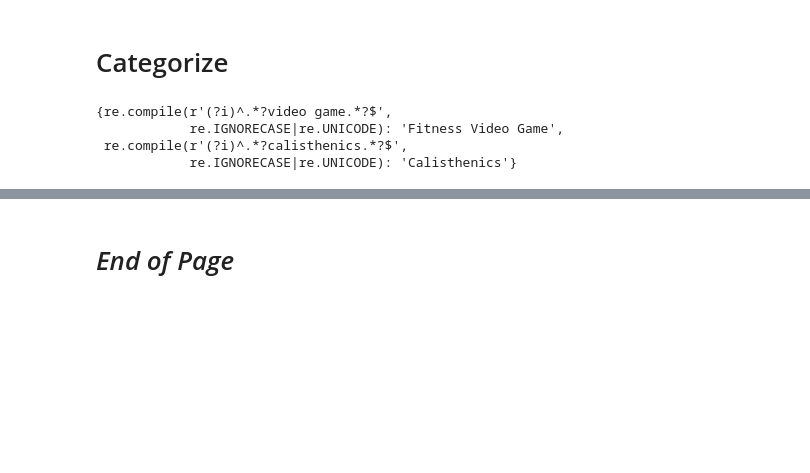
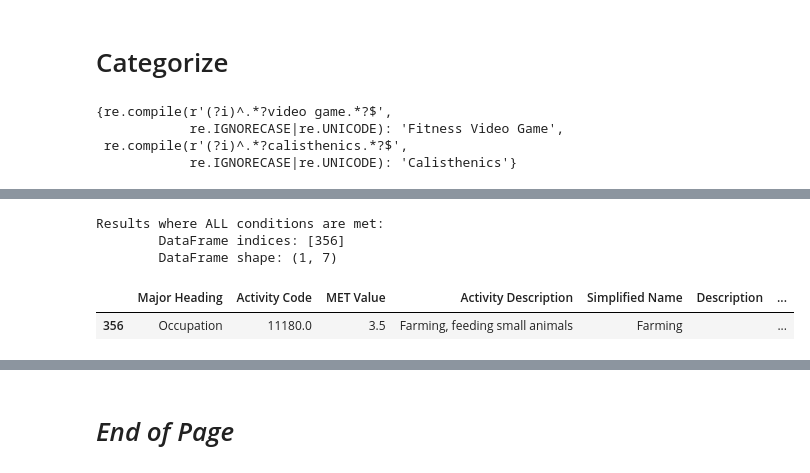
Before and after one commit to silvhua/custom_python, a Jupyter notebook: notebooks/2024-03-12 parse Physical Activity Comppendium PDF.ipynb, the cells around one changed output, grey strips where cells are left out. Cells and saved outputs as stored; diff of their text form; code cells hidden in the pictures; blank space fills up the shorter version.

```diff
--- a/notebooks/2024-03-12 parse Physical Activity Comppendium PDF.ipynb
+++ b/notebooks/2024-03-12 parse Physical Activity Comppendium PDF.ipynb
@@ -915,0 +1142,14 @@ simplify_column_with_description(df, mapping_dict, description_mapping_dict)
+# %%
+filter = {
+    'Activity Description': ['Farming, feeding small animals']
+    # 'Major Heading': [
+    #     # 'Lawn & Garden',
+    #     'Self Care']
+}
+filter_df_all_conditions(result_df, filter)
+# %% [output]
+Results where ALL conditions are met:
+        DataFrame indices: [356]
+        DataFrame shape: (1, 7)
+|  | Major Heading | Activity Code | MET Value | Activity Description | Simplified Name | Description | ... |
+| 356 | Occupation | 11180.0 | 3.5 | Farming, feeding small animals | Farming |  | ... |
```
Also changed, not shown: parts of 10 cells of this notebook.
